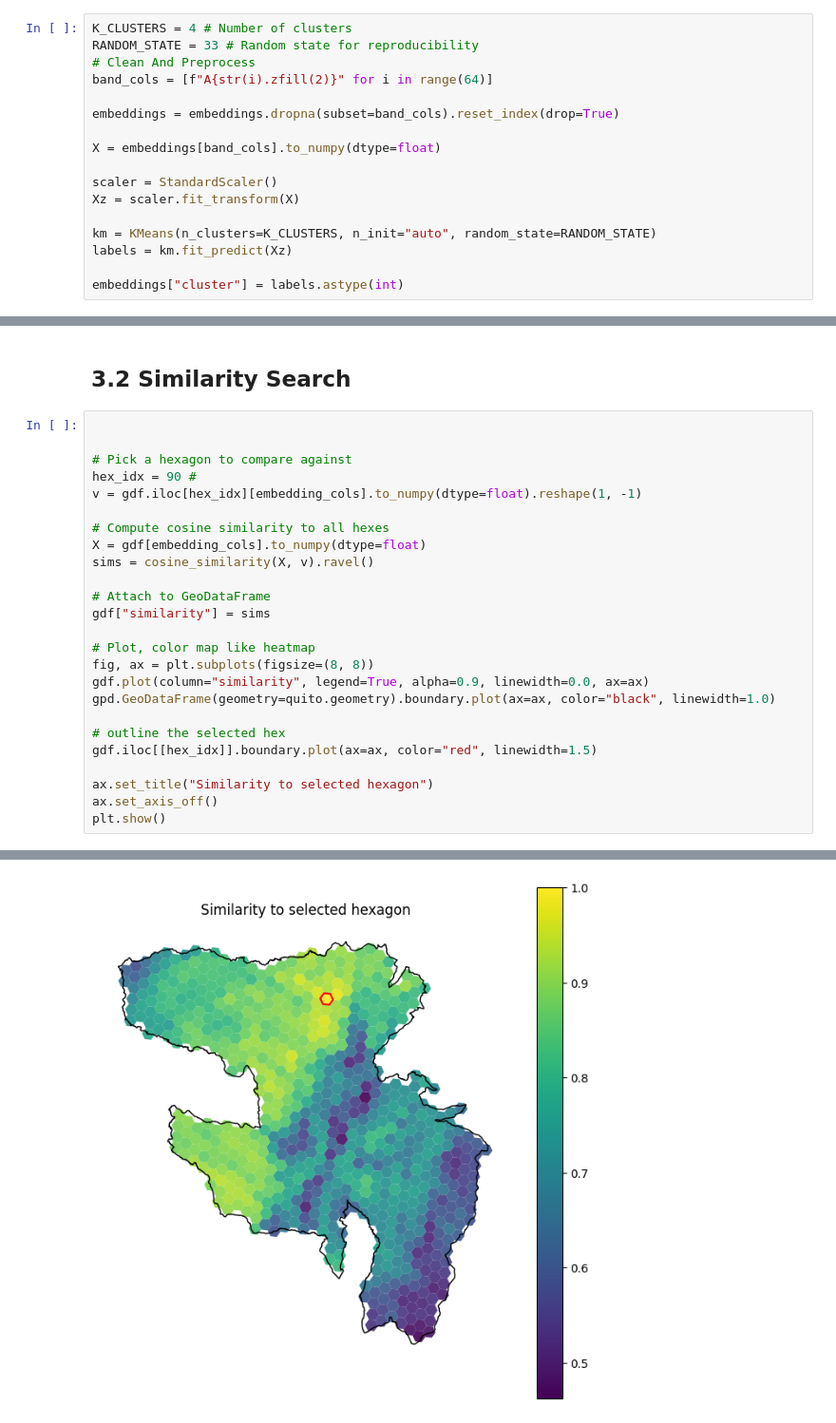
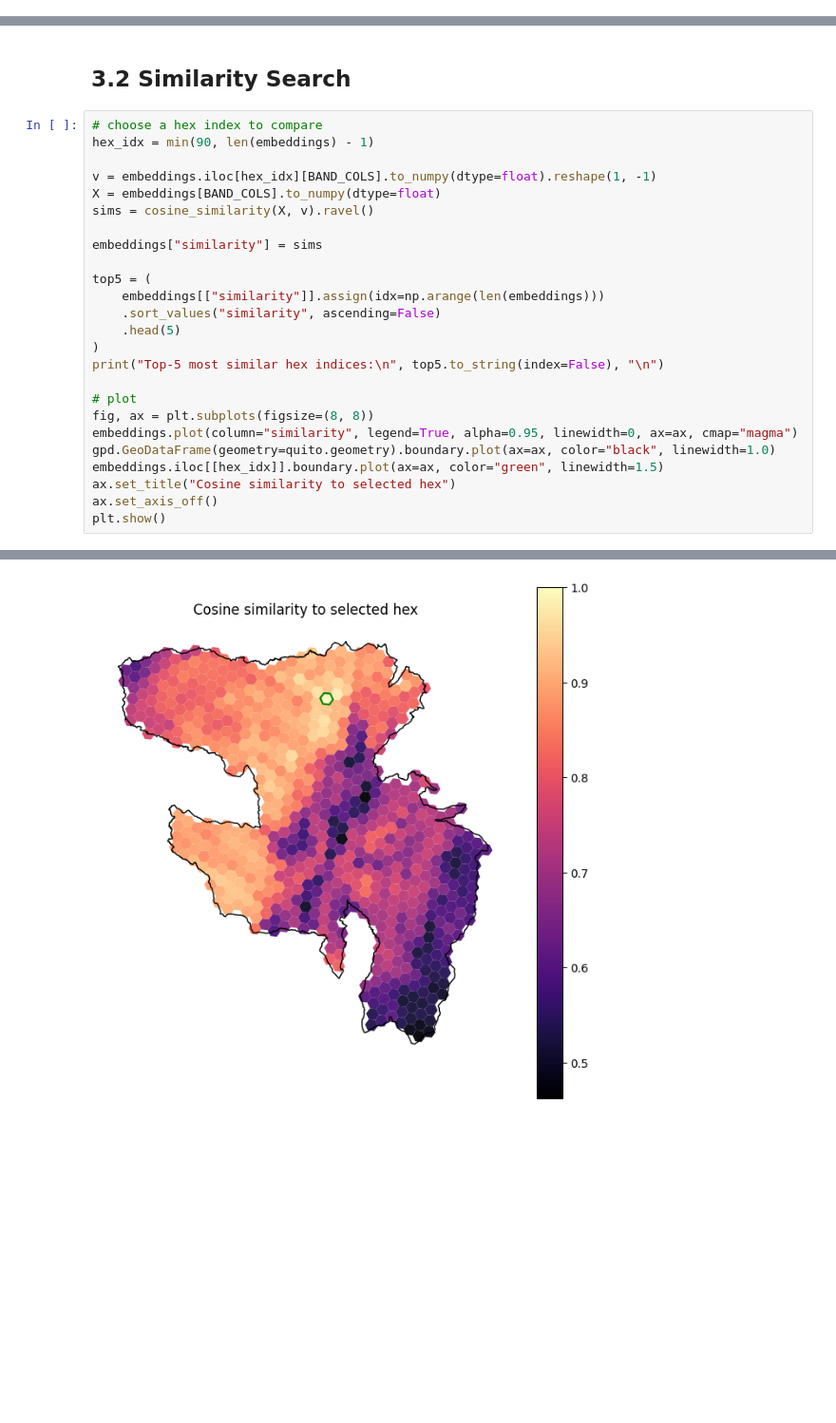
Before and after one commit to EL-BID/urbanpy, a Jupyter notebook: notebooks/AlphaEarth Embeddings.ipynb, the cells around one changed output, grey strips where cells are left out. Shown at 95% size. Cells and saved outputs as stored; diff of their text form; blank space fills up the shorter version.

Commit message:
refactor: cleanup embeddings demo notebook

```diff
--- a/notebooks/AlphaEarth Embeddings.ipynb
+++ b/notebooks/AlphaEarth Embeddings.ipynb
@@ -103,20 +102,3 @@ plt.show()
 Satellite embeddings can be used for a variety of tasks, such as classification, similarity search, and regression.
 
 ## 3.1 Clustering
-# %%
-K_CLUSTERS = 4 # Number of clusters
-RANDOM_STATE = 33 # Random state for reproducibility
-# Clean And Preprocess
-band_cols = [f"A{str(i).zfill(2)}" for i in range(64)]
-
-embeddings = embeddings.dropna(subset=band_cols).reset_index(drop=True)
-
-X = embeddings[band_cols].to_numpy(dtype=float)
-
-scaler = StandardScaler()
-Xz = scaler.fit_transform(X)
-
-km = KMeans(n_clusters=K_CLUSTERS, n_init="auto", random_state=RANDOM_STATE)
-labels = km.fit_predict(Xz)
-
-embeddings["cluster"] = labels.astype(int)
@@ -151,28 +165,28 @@ plt.show()
 # %% [markdown]
 ## 3.2 Similarity Search
 # %%
+# choose a hex index to compare
+hex_idx = min(90, len(embeddings) - 1)
 
-
-# Pick a hexagon to compare against
-hex_idx = 90 #
-v = gdf.iloc[hex_idx][embedding_cols].to_numpy(dtype=float).reshape(1, -1)
-
-# Compute cosine similarity to all hexes
-X = gdf[embedding_cols].to_numpy(dtype=float)
+v = embeddings.iloc[hex_idx][BAND_COLS].to_numpy(dtype=float).reshape(1, -1)
+X = embeddings[BAND_COLS].to_numpy(dtype=float)
 sims = cosine_similarity(X, v).ravel()
 
-# Attach to GeoDataFrame
-gdf["similarity"] = sims
+embeddings["similarity"] = sims
 
-# Plot, color map like heatmap
+top5 = (
+    embeddings[["similarity"]].assign(idx=np.arange(len(embeddings)))
+    .sort_values("similarity", ascending=False)
+    .head(5)
+)
+print("Top-5 most similar hex indices:\n", top5.to_string(index=False), "\n")
+
+# plot
 fig, ax = plt.subplots(figsize=(8, 8))
-gdf.plot(column="similarity", legend=True, alpha=0.9, linewidth=0.0, ax=ax)
+embeddings.plot(column="similarity", legend=True, alpha=0.95, linewidth=0, ax=ax, cmap="magma")
 gpd.GeoDataFrame(geometry=quito.geometry).boundary.plot(ax=ax, color="black", linewidth=1.0)
-
-# outline the selected hex
-gdf.iloc[[hex_idx]].boundary.plot(ax=ax, color="red", linewidth=1.5)
-
-ax.set_title("Similarity to selected hexagon")
+embeddings.iloc[[hex_idx]].boundary.plot(ax=ax, color="green", linewidth=1.5)
+ax.set_title("Cosine similarity to selected hex")
 ax.set_axis_off()
 plt.show()
 # %% [output]
@@ -179 +200 @@ plt.show()
-[figure, old version]
+[figure, new version]
```
Also changed, not shown: parts of 9 cells of this notebook.
